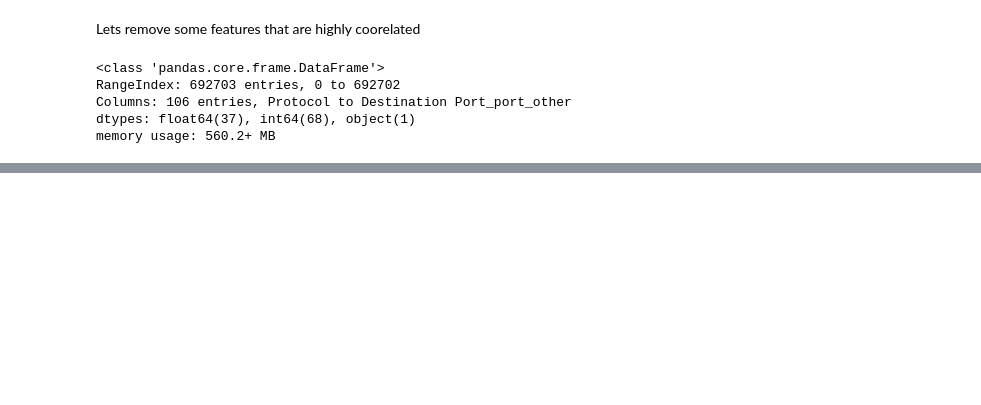
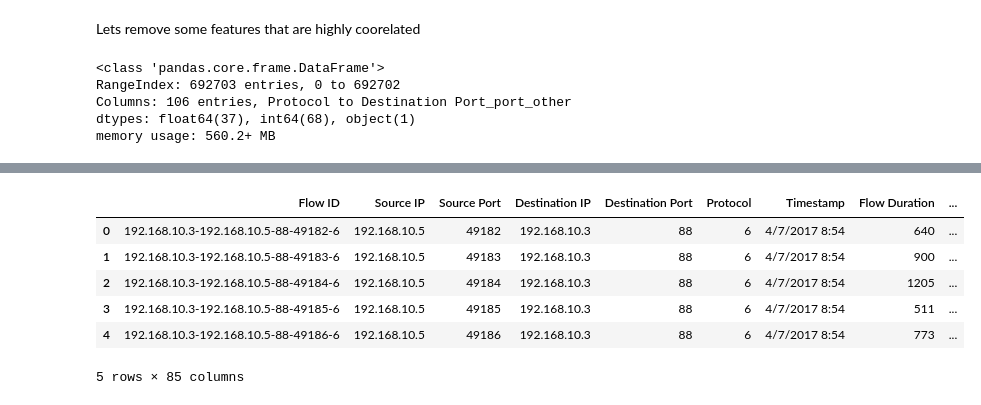
Before and after one commit to BrianColclough/applied-machine-learning, a Jupyter notebook: Module 10/assignment-10_Colclough.ipynb, the cells around one changed output, grey strips where cells are left out. Cells and saved outputs as stored; diff of their text form; code cells hidden in the pictures; blank space fills up the shorter version.

```diff
--- a/Module 10/assignment-10_Colclough.ipynb
+++ b/Module 10/assignment-10_Colclough.ipynb
@@ -529,0 +474,10 @@ print(f"Shuffled-label accuracy (should be ~0.5): {shuffled_scores['test_accurac
+# %%
+dataset_3.head()
+# %% [output]
+|  | Flow ID | Source IP | Source Port | Destination IP | Destination Port | Protocol | Timestamp | Flow Duration | ... |
+| 0 | 192.168.10.3-192.168.10.5-88-49182-6 | 192.168.10.5 | 49182 | 192.168.10.3 | 88 | 6 | 4/7/2017 8:54 | 640 | ... |
+| 1 | 192.168.10.3-192.168.10.5-88-49183-6 | 192.168.10.5 | 49183 | 192.168.10.3 | 88 | 6 | 4/7/2017 8:54 | 900 | ... |
+| 2 | 192.168.10.3-192.168.10.5-88-49184-6 | 192.168.10.5 | 49184 | 192.168.10.3 | 88 | 6 | 4/7/2017 8:54 | 1205 | ... |
+| 3 | 192.168.10.3-192.168.10.5-88-49185-6 | 192.168.10.5 | 49185 | 192.168.10.3 | 88 | 6 | 4/7/2017 8:54 | 511 | ... |
+| 4 | 192.168.10.3-192.168.10.5-88-49186-6 | 192.168.10.5 | 49186 | 192.168.10.3 | 88 | 6 | 4/7/2017 8:54 | 773 | ... |
+5 rows × 85 columns
```
Also changed, not shown: parts of 22 cells of this notebook, 14 other files.
